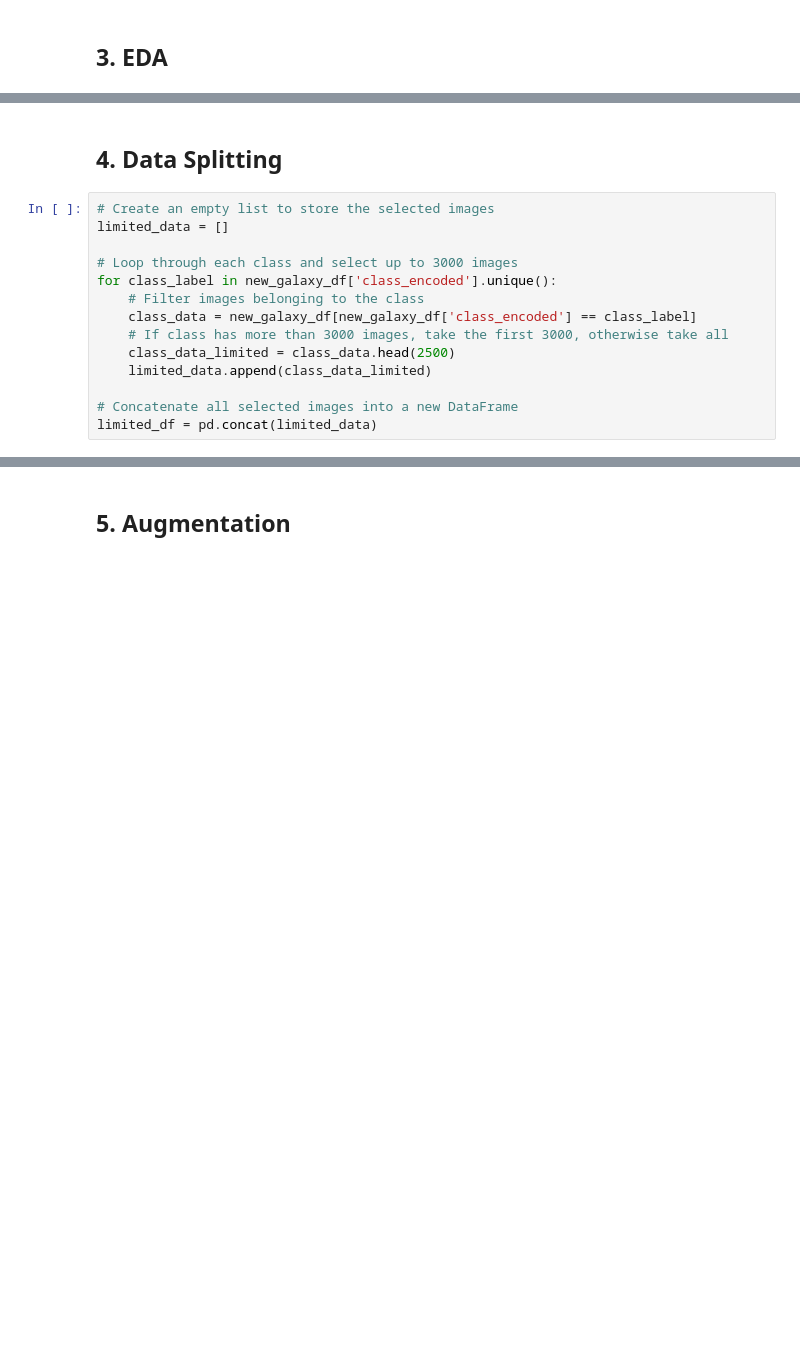
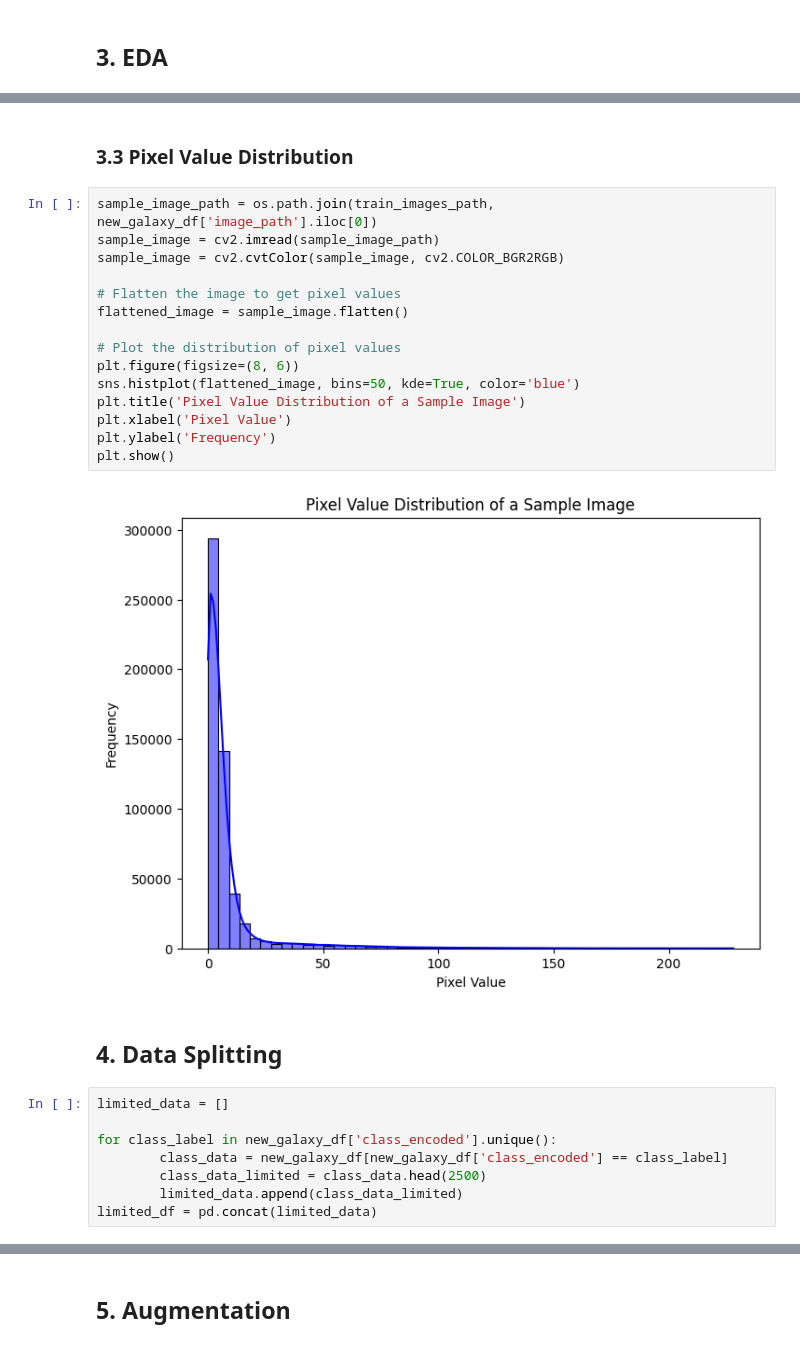
Before and after one commit to Diya-Amith/Data-Science-Project-Galaxy-Morphology-Classification-Using-Deep-Learning-and-Explainable-AI-, a Jupyter notebook: galaxy_morphology_sprial&elliptical.ipynb, the cells around one changed output, grey strips where cells are left out. Cells and saved outputs as stored; diff of their text form; blank space fills up the shorter version.

```diff
--- a/galaxy_morphology_sprial&elliptical.ipynb
+++ b/galaxy_morphology_sprial&elliptical.ipynb
@@ -329,17 +311,30 @@ KeyError: 1430
+# %% [markdown]
+### **3.3 Pixel Value Distribution**
+# %%
+sample_image_path = os.path.join(train_images_path, new_galaxy_df['image_path'].iloc[0])
+sample_image = cv2.imread(sample_image_path)
+sample_image = cv2.cvtColor(sample_image, cv2.COLOR_BGR2RGB)
+
+# Flatten the image to get pixel values
+flattened_image = sample_image.flatten()
+
+# Plot the distribution of pixel values
+plt.figure(figsize=(8, 6))
+sns.histplot(flattened_image, bins=50, kde=True, color='blue')
+plt.title('Pixel Value Distribution of a Sample Image')
+plt.xlabel('Pixel Value')
+plt.ylabel('Frequency')
+plt.show()
+# %% [output]
+[figure, added]
 # %% [markdown]
 ## **4. Data Splitting**
 # %%
-# Create an empty list to store the selected images
 limited_data = []
 
-# Loop through each class and select up to 3000 images
 for class_label in new_galaxy_df['class_encoded'].unique():
-    # Filter images belonging to the class
-    class_data = new_galaxy_df[new_galaxy_df['class_encoded'] == class_label]
-    # If class has more than 3000 images, take the first 3000, otherwise take all
-    class_data_limited = class_data.head(2500)
-    limited_data.append(class_data_limited)
-
-# Concatenate all selected images into a new DataFrame
+        class_data = new_galaxy_df[new_galaxy_df['class_encoded'] == class_label]
+        class_data_limited = class_data.head(2500)
+        limited_data.append(class_data_limited)
 limited_df = pd.concat(limited_data)
 # %%
```
Also changed, not shown: parts of 48 cells of this notebook.
